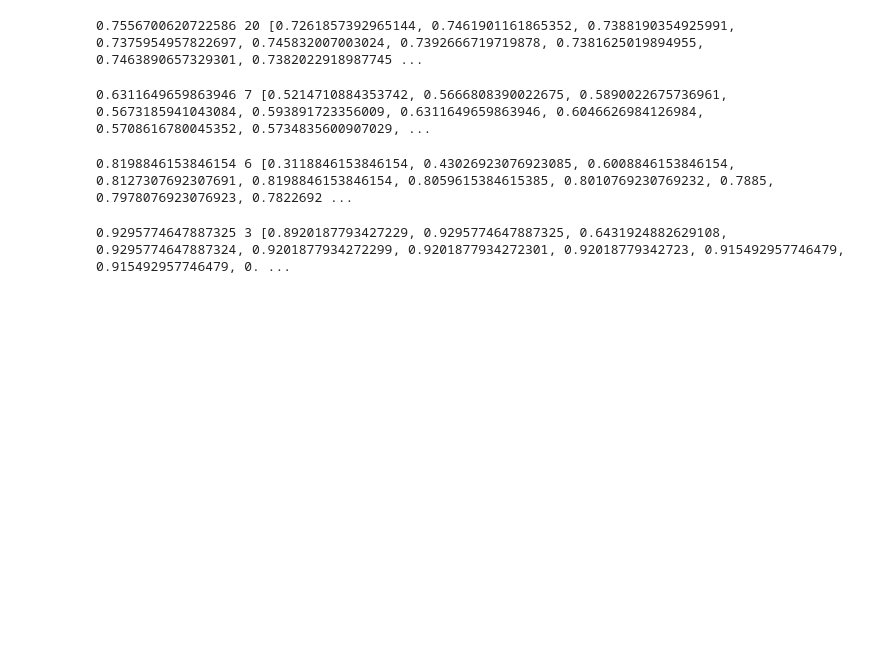
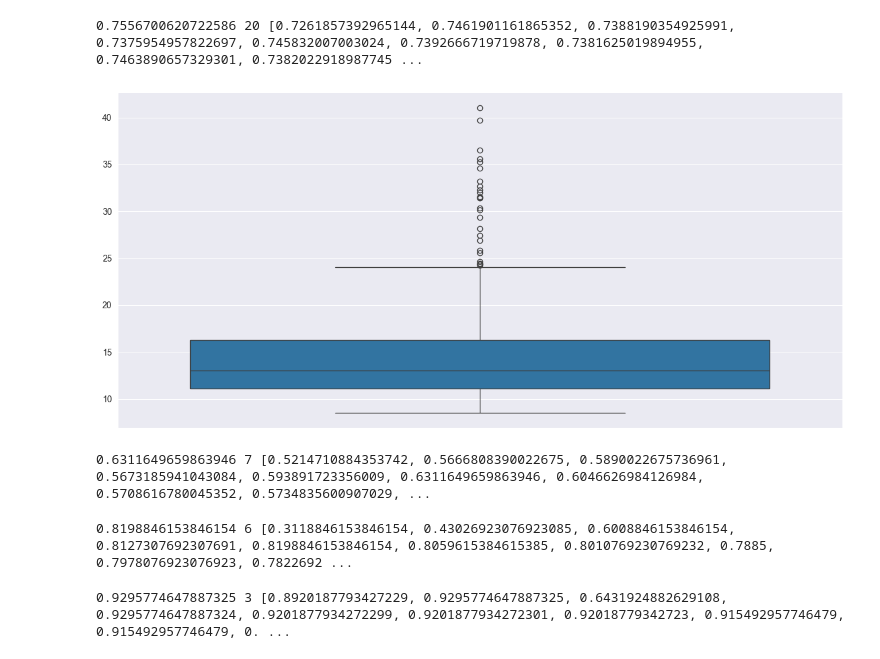
Before and after one commit to hodge-py/Outlier-Detection, a Jupyter notebook: Box_Plot_Analysis.ipynb, the cells around one changed output. Drawn from its saved outputs; the diff is of its cells as text; code cells hidden in the pictures; blank space fills up the shorter version.

```diff
--- a/Box_Plot_Analysis.ipynb
+++ b/Box_Plot_Analysis.ipynb
@@ -118,6 +118,14 @@ def qqPlots(X,y,kValue,name):
     plt.ylabel("Density")
     plt.show()
 
+def boxplot_draw(X,y,kValue):
+    knn, distReturn = main(X, y, kValue)
+    distReturn = np.array(distReturn)
+    arr = generateArr(distReturn, distanceMetric="max")
+    sns.boxplot(arr)
+    plt.show()
+
+
 def sortIndex(arrV):
     indexArr = []
     for a in range(len(arrV)):
@@ -127,10 +135,12 @@ def sortIndex(arrV):
 # %%
 X, y = setupDf("real/Arrhythmia_withoutdupl_norm_46.arff")
 endResults = outputResults(X,y)
 printResults(endResults)
+boxplot_draw(X,y,20)
 #qqPlots(X,y,41,"Arrhythmia Normalized, without duplicates (46% of Outliers)")
 # %% [output]
 0.7556700620722586 20 [0.7261857392965144, 0.7461901161865352, 0.7388190354925991, 0.7375954957822697, 0.745832007003024, 0.7392666719719878, 0.7381625019894955, 0.7463890657329301, 0.7382022918987745 ...
+[figure, added]
 # %%
 X, y = setupDf("real/Parkinson_withoutdupl_norm_75.arff")
 endResults = outputResults(X,y)
```
Also changed, not shown: parts of 1 cell of this notebook, 21 other files.
